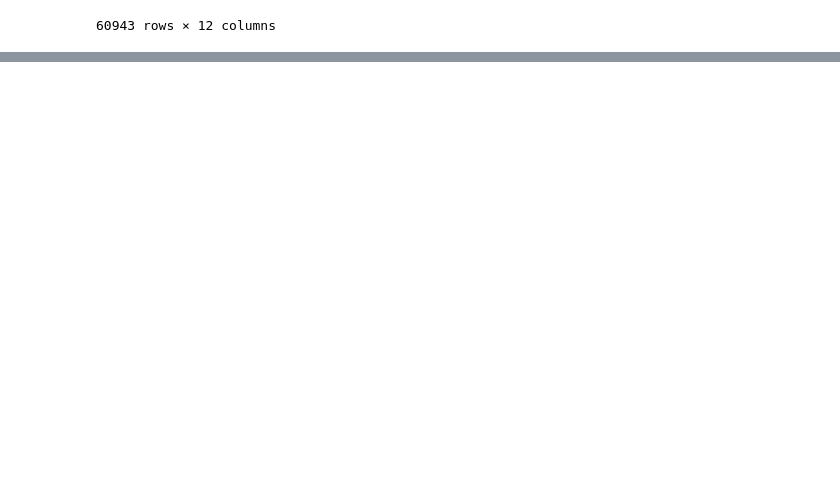
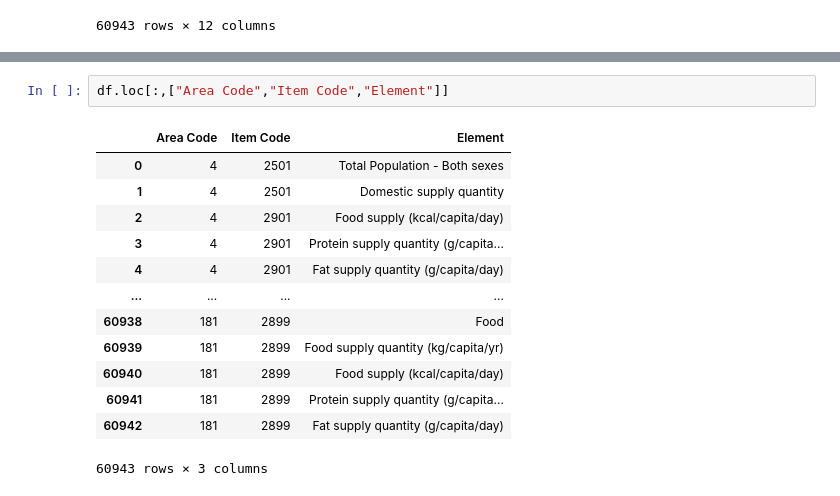
Before and after one commit to Greg-hd/myquiz, a Jupyter notebook: Quiz1.ipynb, the cells around one changed output, grey strips where cells are left out. Drawn from its saved outputs; the diff is of its cells as text; blank space fills up the shorter version.

```diff
--- a/Quiz1.ipynb
+++ b/Quiz1.ipynb
@@ -40,0 +177,16 @@ df
+# %%
+df.loc[:,["Area Code","Item Code","Element"]]
+# %% [output]
+|  | Area Code | Item Code | Element |
+| 0 | 4 | 2501 | Total Population - Both sexes |
+| 1 | 4 | 2501 | Domestic supply quantity |
+| 2 | 4 | 2901 | Food supply (kcal/capita/day) |
+| 3 | 4 | 2901 | Protein supply quantity (g/capita... |
+| 4 | 4 | 2901 | Fat supply quantity (g/capita/day) |
+| ... | ... | ... | ... |
+| 60938 | 181 | 2899 | Food |
+| 60939 | 181 | 2899 | Food supply quantity (kg/capita/yr) |
+| 60940 | 181 | 2899 | Food supply (kcal/capita/day) |
+| 60941 | 181 | 2899 | Protein supply quantity (g/capita... |
+| 60942 | 181 | 2899 | Fat supply quantity (g/capita/day) |
+60943 rows × 3 columns
```
Also changed, not shown: parts of 18 cells of this notebook.
